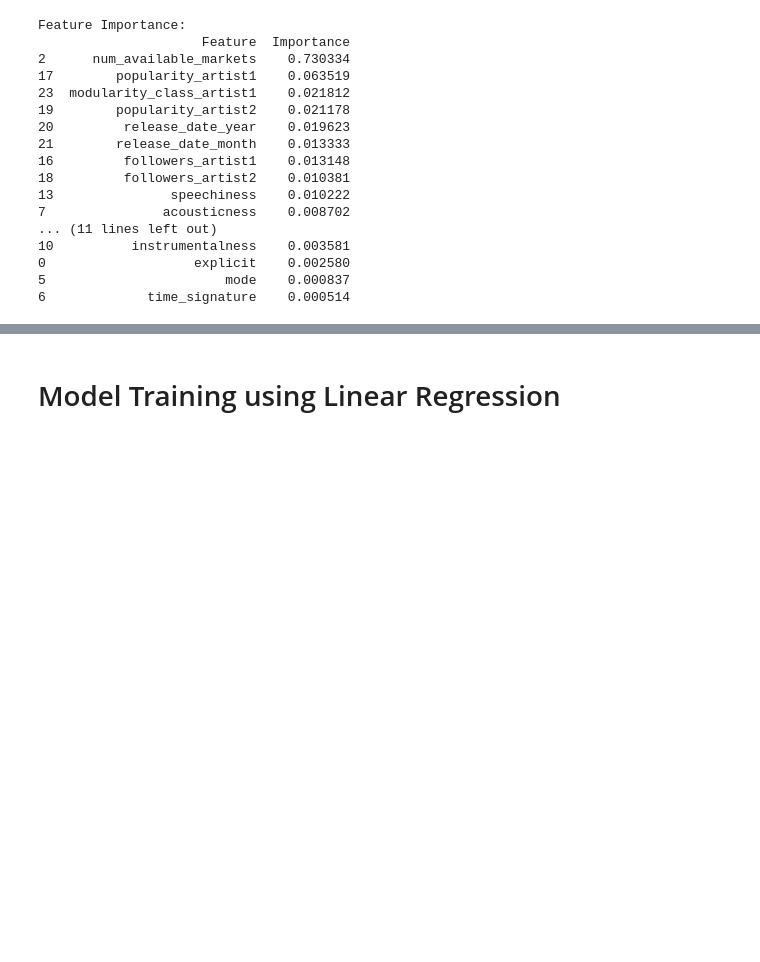
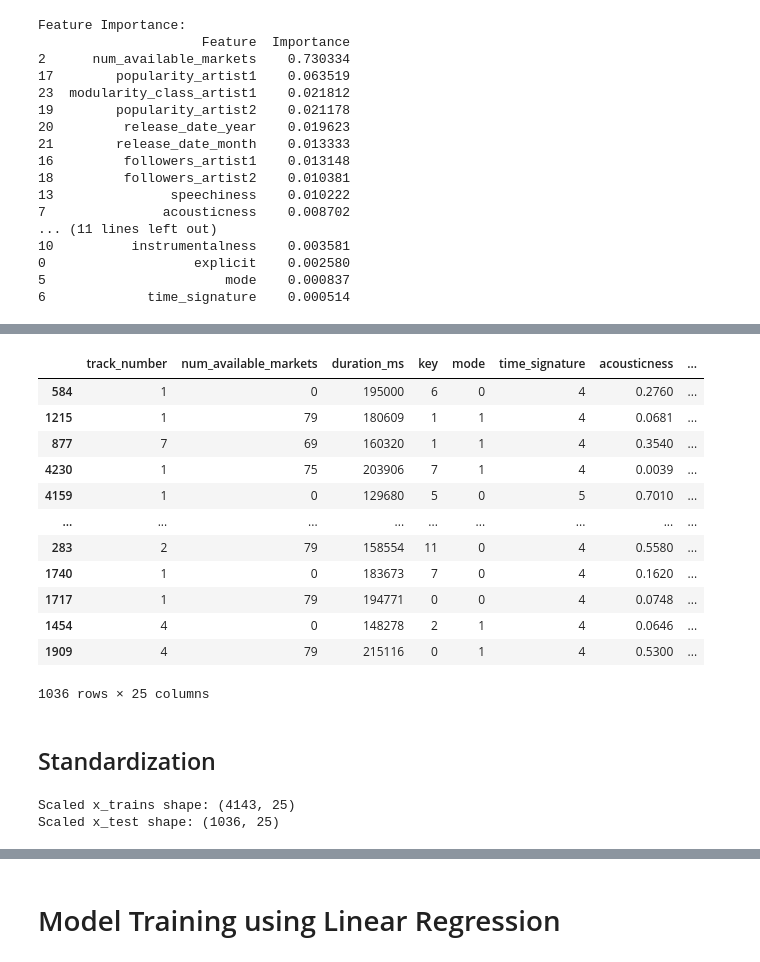
Before and after one commit to anushkavp/Music-Collaboration-Analysis, a Jupyter notebook: Preprocessing.ipynb, the cells around one changed output, grey strips where cells are left out. Drawn from its saved outputs; the diff is of its cells as text; code cells hidden in the pictures; blank space fills up the shorter version.

```diff
--- a/Preprocessing.ipynb
+++ b/Preprocessing.ipynb
@@ -1264,0 +1227,34 @@ vif_data1
+# %%
+# pd.get dummies on explicit columns
+X_test=pd.get_dummies(X_test,columns=["explicit"])
+X_test.drop(columns=["explicit_False"],axis=1, inplace=True)
+X_test
+# %% [output]
+|  | track_number | num_available_markets | duration_ms | key | mode | time_signature | acousticness | ... |
+| 584 | 1 | 0 | 195000 | 6 | 0 | 4 | 0.2760 | ... |
+| 1215 | 1 | 79 | 180609 | 1 | 1 | 4 | 0.0681 | ... |
+| 877 | 7 | 69 | 160320 | 1 | 1 | 4 | 0.3540 | ... |
+| 4230 | 1 | 75 | 203906 | 7 | 1 | 4 | 0.0039 | ... |
+| 4159 | 1 | 0 | 129680 | 5 | 0 | 5 | 0.7010 | ... |
+| ... | ... | ... | ... | ... | ... | ... | ... | ... |
+| 283 | 2 | 79 | 158554 | 11 | 0 | 4 | 0.5580 | ... |
+| 1740 | 1 | 0 | 183673 | 7 | 0 | 4 | 0.1620 | ... |
+| 1717 | 1 | 79 | 194771 | 0 | 0 | 4 | 0.0748 | ... |
+| 1454 | 4 | 0 | 148278 | 2 | 1 | 4 | 0.0646 | ... |
+| 1909 | 4 | 79 | 215116 | 0 | 1 | 4 | 0.5300 | ... |
+1036 rows × 25 columns
+# %% [markdown]
+## Standardization
+# %%
+from sklearn.preprocessing import StandardScaler
+scaler = StandardScaler()
+# transform data
+scaled_x_train = scaler.fit_transform(X_train)
+scaled_x_train = pd.DataFrame(scaled_x_train, columns =X_train.columns)
+print("Scaled x_trains shape:",scaled_x_train.shape)
+scaled_x_test = scaler.fit_transform(X_test)
+scaled_x_test = pd.DataFrame(scaled_x_test, columns =X_train.columns)
+print("Scaled x_test shape:",scaled_x_test.shape)
+# %% [output]
+Scaled x_trains shape: (4143, 25)
+Scaled x_test shape: (1036, 25)
```
Also changed, not shown: parts of 50 cells of this notebook.
